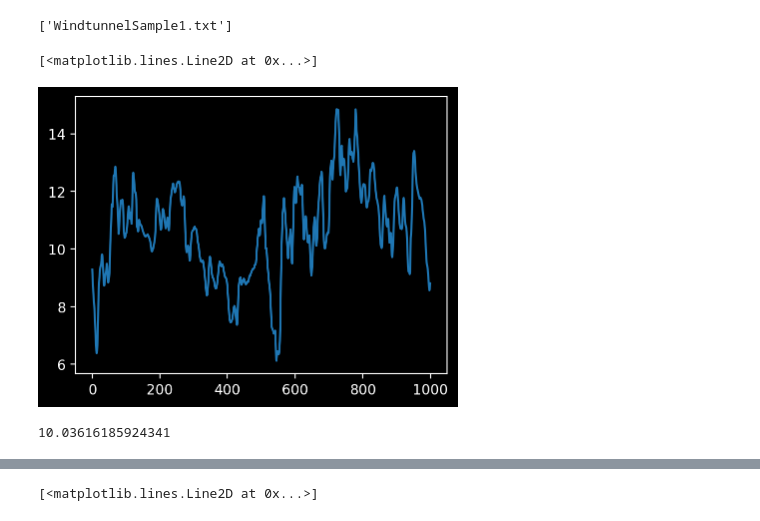
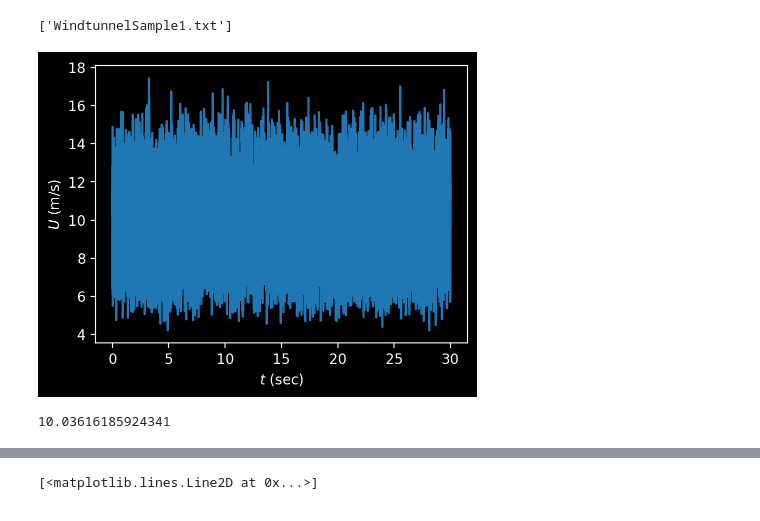
Before and after one commit to alexlib/turbulent_data_soton, a Jupyter notebook: Part1.ipynb, the cells around one changed output, grey strips where cells are left out. Saved outputs shown, nothing was run; the diff lists cells and outputs as text; code cells hidden in the pictures.

```diff
--- a/Part1.ipynb
+++ b/Part1.ipynb
@@ -11,8 +9,15 @@ d = loadtxt('WindtunnelSample1.txt')
+# %%
+U = loadtxt('WindtunnelSample1.txt')
+
+acq_freq = 60000  # sampling frequency is 60kHz
+dt = 1./acq_freq  # time interval between successive data points
+t = arange(0,(U.shape[0])*dt,dt)  # time of each sample
 # %%
 # plot the data, first 1000 points
-plot(d[:1000])
+plot(t,U);
+xlabel('$t$ (sec)')
+ylabel('$U$ (m/s)');
 # %% [output]
-[<matplotlib.lines.Line2D at 0x...>]
-[figure, old version]
+[figure, new version]
 # %%
 # calculate the mean
@@ -20,6 +25,6 @@ U = mean(d)
-# %%
-U
-# %% [output]
-10.03616185924341
+# %%
+Um
+# %% [output]
+10.03616185924341
 # %%
 # new fluctuating velocity
```
Also changed, not shown: parts of 11 cells of this notebook.
